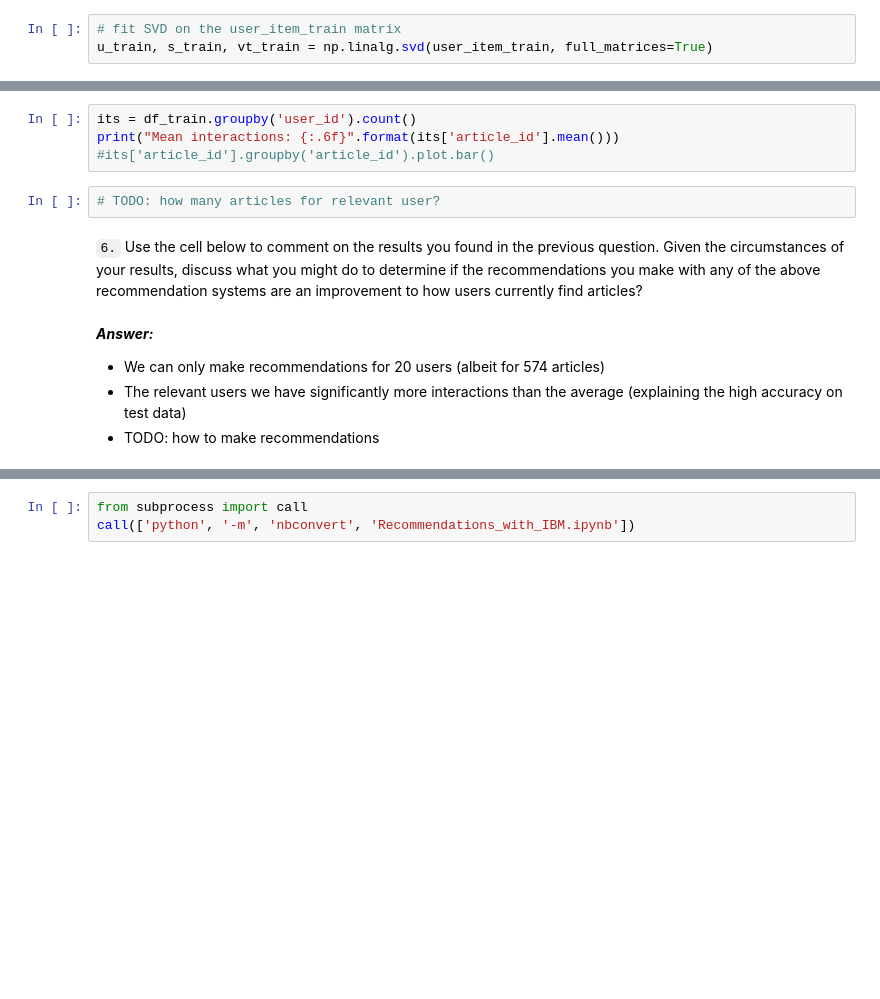
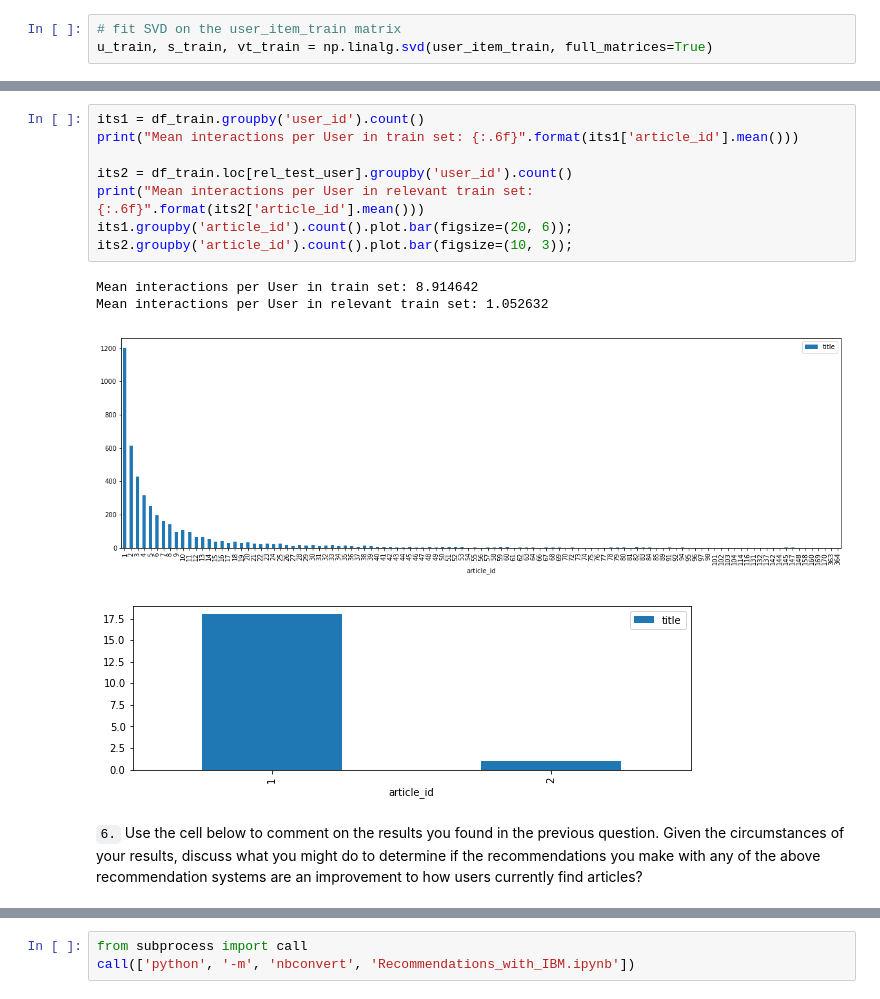
Before and after one commit to felixnext/ds_recommender, a Jupyter notebook: notebooks/Recommendations_with_IBM.ipynb, the cells around one changed output, grey strips where cells are left out. Saved outputs shown, nothing was run; the diff lists cells and outputs as text; blank space fills up the shorter version.

```diff
--- a/notebooks/Recommendations_with_IBM.ipynb
+++ b/notebooks/Recommendations_with_IBM.ipynb
@@ -857,14 +887,15 @@ plt.title('Accuracy vs. Number of Latent Features');
-# %%
-its = df_train.groupby('user_id').count()
-print("Mean interactions: {:.6f}".format(its['article_id'].mean()))
-#its['article_id'].groupby('article_id').plot.bar()
-# %%
-# TODO: how many articles for relevant user?
+# %%
+its1 = df_train.groupby('user_id').count()
+print("Mean interactions per User in train set: {:.6f}".format(its1['article_id'].mean()))
+
+its2 = df_train.loc[rel_test_user].groupby('user_id').count()
+print("Mean interactions per User in relevant train set: {:.6f}".format(its2['article_id'].mean()))
+its1.groupby('article_id').count().plot.bar(figsize=(20, 6));
+its2.groupby('article_id').count().plot.bar(figsize=(10, 3));
+# %% [output]
+Mean interactions per User in train set: 8.914642
+Mean interactions per User in relevant train set: 1.052632
+[figure, added]
+[figure, added]
 # %% [markdown]
 `6.` Use the cell below to comment on the results you found in the previous question. Given the circumstances of your results, discuss what you might do to determine if the recommendations you make with any of the above recommendation systems are an improvement to how users currently find articles?
-# %% [markdown]
-***Answer:***
-
-* We can only make recommendations for 20 users (albeit for 574 articles)
-* The relevant users we have significantly more interactions than the average (explaining the high accuracy on test data)
-* TODO: how to make recommendations
```
Also changed, not shown: parts of 13 cells of this notebook.
